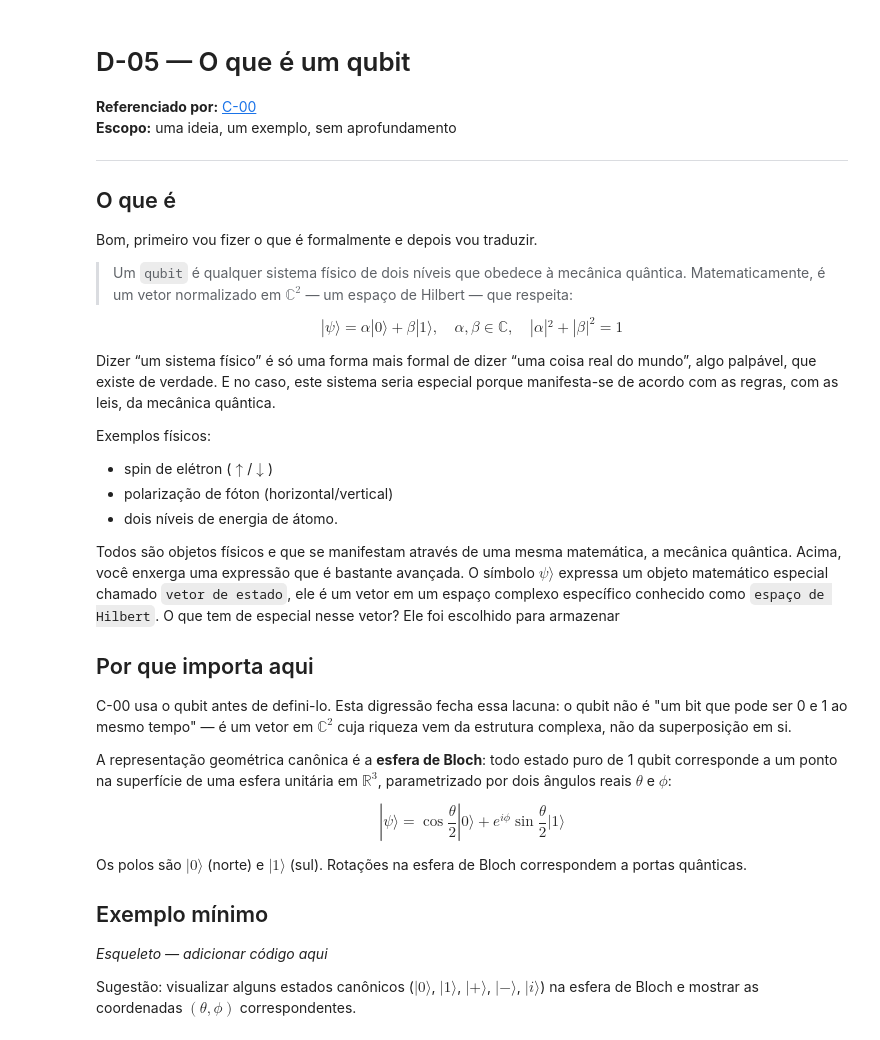
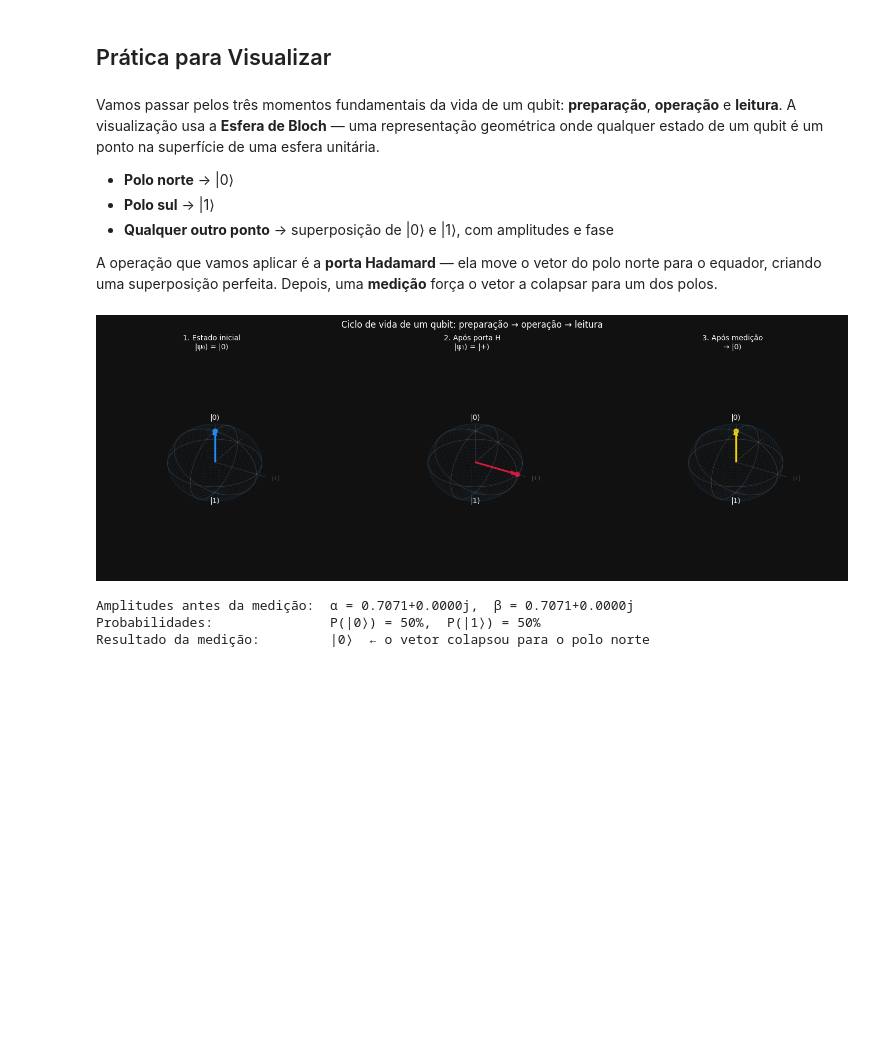
Before and after one commit to Green-Cinnamon-Labs/spectral-quantum-playground, a Jupyter notebook: digressoes/D-00_o_que_e_um_qubit.ipynb, the cells around one changed output. Cells and saved outputs as stored; diff of their text form; code cells hidden in the pictures; blank space fills up the shorter version.

Commit message:
feat: revisado 'D-00_o_que_e_um_qubit.ipynb'

```diff
--- a/digressoes/D-00_o_que_e_um_qubit.ipynb
+++ b/digressoes/D-00_o_que_e_um_qubit.ipynb
@@ -1,40 +62,10 @@
+# %% [markdown]
+## Prática para Visualizar
 # %% [markdown]
-# D-05 — O que é um qubit
+Vamos passar pelos três momentos fundamentais da vida de um qubit: **preparação**, **operação** e **leitura**. A visualização usa a **Esfera de Bloch** — uma representação geométrica onde qualquer estado de um qubit é um ponto na superfície de uma esfera unitária.
 
-**Referenciado por:** [C-00](../core/C-00_porque_qubit.ipynb)
-**Escopo:** uma ideia, um exemplo, sem aprofundamento
+- **Polo norte** → |0⟩
+- **Polo sul** → |1⟩
+- **Qualquer outro ponto** → superposição de |0⟩ e |1⟩, com amplitudes e fase
 
----
-
-## O que é
-
-Bom, primeiro vou fizer o que é formalmente e depois vou traduzir.
-
-> Um `qubit` é qualquer sistema físico de dois níveis que obedece à mecânica quântica. Matematicamente, é um vetor normalizado em $\mathbb{C}^2$ — um espaço de Hilbert — que respeita:
-
-$$|\psi\rangle = \alpha|0\rangle + \beta|1\rangle, \quad \alpha, \beta \in \mathbb{C}, \quad |\alpha|^2 + |\beta|^2 = 1$$
-
-Dizer “um sistema físico” é só uma forma mais formal de dizer “uma coisa real do mundo”, algo palpável, que existe de verdade. E no caso, este sistema seria especial porque manifesta-se de acordo com as regras, com as leis, da mecânica quântica.
-
-Exemplos físicos:
-- spin de elétron ($\uparrow$/$\downarrow$)
-- polarização de fóton (horizontal/vertical)
-- dois níveis de energia de átomo.
-
-Todos são objetos físicos e que se manifestam através de uma mesma matemática, a mecânica quântica. Acima, você enxerga uma expressão que é bastante avançada. O símbolo $\psi\rangle$ expressa um objeto matemático especial chamado `vetor de estado`, ele é um vetor em um espaço complexo específico conhecido como `espaço de Hilbert`. O que tem de especial nesse vetor? Ele foi escolhido para armazenar
-
-## Por que importa aqui
-
-C-00 usa o qubit antes de defini-lo. Esta digressão fecha essa lacuna: o qubit não é "um bit que pode ser 0 e 1 ao mesmo tempo" — é um vetor em $\mathbb{C}^2$ cuja riqueza vem da estrutura complexa, não da superposição em si.
-
-A representação geométrica canônica é a **esfera de Bloch**: todo estado puro de 1 qubit corresponde a um ponto na superfície de uma esfera unitária em $\mathbb{R}^3$, parametrizado por dois ângulos reais $\theta$ e $\phi$:
-
-$$|\psi\rangle = \cos\frac{\theta}{2}|0\rangle + e^{i\phi}\sin\frac{\theta}{2}|1\rangle$$
-
-Os polos são $|0\rangle$ (norte) e $|1\rangle$ (sul). Rotações na esfera de Bloch correspondem a portas quânticas.
-
-## Exemplo mínimo
-
-*Esqueleto — adicionar código aqui*
-
-Sugestão: visualizar alguns estados canônicos ($|0\rangle$, $|1\rangle$, $|+\rangle$, $|-\rangle$, $|i\rangle$) na esfera de Bloch e mostrar as coordenadas $(\theta, \phi)$ correspondentes.
+A operação que vamos aplicar é a **porta Hadamard** — ela move o vetor do polo norte para o equador, criando uma superposição perfeita. Depois, uma **medição** força o vetor a colapsar para um dos polos.
@@ -40,0 +118,36 @@ Sugestão: visualizar alguns estados canônicos ($|0\rangle$, $|1\rangle$, $|+\r
+# %%
+fig = plt.figure(figsize=(15, 5), facecolor='#111111')
+fig.patch.set_facecolor('#111111')
+
+# ── Passo 1: estado inicial ──────────────────────────────────────────────────
+psi_0 = np.array([1+0j, 0+0j])          # |0⟩
+ax1 = fig.add_subplot(131, projection='3d')
+draw_bloch(ax1, state_to_bloch(*psi_0), "1. Estado inicial\n|ψ₀⟩ = |0⟩", color='dodgerblue')
+
+# ── Passo 2: porta Hadamard ──────────────────────────────────────────────────
+H = np.array([[1, 1], [1, -1]]) / np.sqrt(2)
+psi_1 = H @ psi_0                        # H|0⟩ = |+⟩
+ax2 = fig.add_subplot(132, projection='3d')
+draw_bloch(ax2, state_to_bloch(*psi_1), "2. Após porta H\n|ψ₁⟩ = |+⟩", color='crimson')
+
+# ── Passo 3: medição ─────────────────────────────────────────────────────────
+np.random.seed(7)                        # fixar para reprodutibilidade
+probs = [abs(psi_1[0])**2, abs(psi_1[1])**2]
+resultado = np.random.choice([0, 1], p=probs)
+psi_f = np.array([1+0j, 0+0j]) if resultado == 0 else np.array([0+0j, 1+0j])
+ax3 = fig.add_subplot(133, projection='3d')
+draw_bloch(ax3, state_to_bloch(*psi_f), f"3. Após medição\n→ |{resultado}⟩", color='gold')
+
+plt.suptitle("Ciclo de vida de um qubit: preparação → operação → leitura",
+             color='white', fontsize=12, y=1.0)
+plt.tight_layout()
+plt.show()
+
+print(f"Amplitudes antes da medição:  α = {psi_1[0]:.4f},  β = {psi_1[1]:.4f}")
+print(f"Probabilidades:               P(|0⟩) = {probs[0]:.0%},  P(|1⟩) = {probs[1]:.0%}")
+print(f"Resultado da medição:         |{resultado}⟩  ← o vetor colapsou para o polo {'norte' if resultado == 0 else 'sul'}")
+# %% [output]
+[figure, added]
+Amplitudes antes da medição:  α = 0.7071+0.0000j,  β = 0.7071+0.0000j
+Probabilidades:               P(|0⟩) = 50%,  P(|1⟩) = 50%
+Resultado da medição:         |0⟩  ← o vetor colapsou para o polo norte
```
Also changed, not shown: parts of 9 cells of this notebook, 1 other file.
